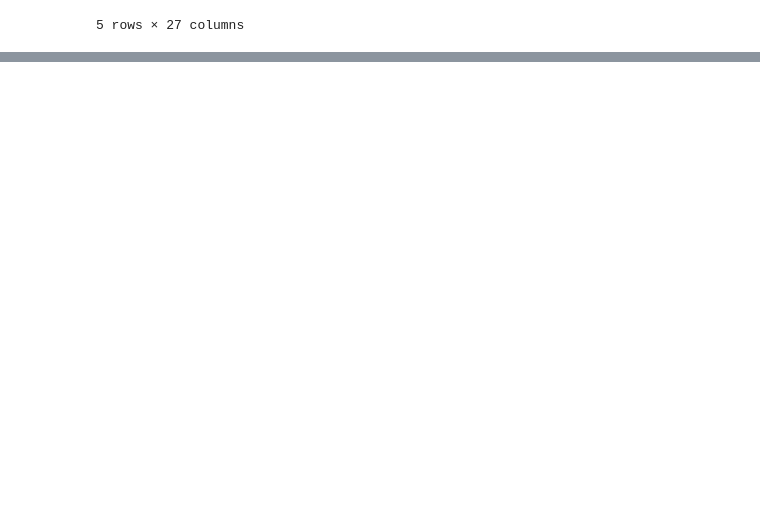
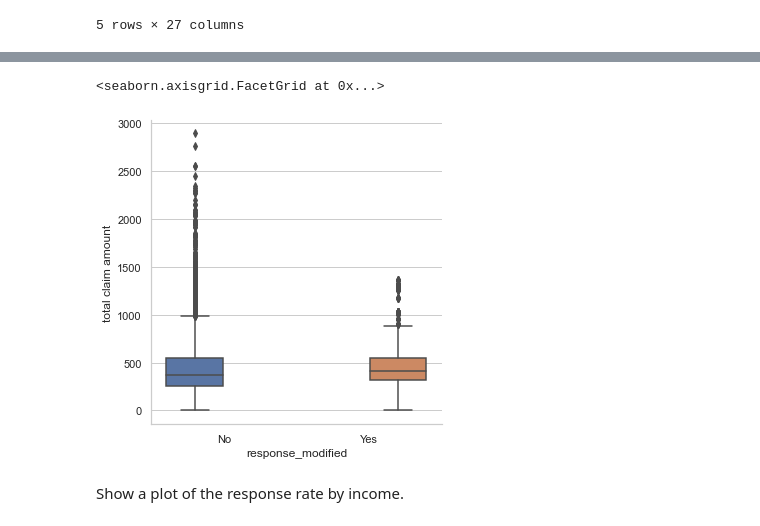
Before and after one commit to Mahnaz-Meem/lab4-customer-analysis-round-2, a Jupyter notebook: Lab4-customer-analysis-round-2.ipynb, the cells around one changed output, grey strips where cells are left out. Saved outputs shown, nothing was run; the diff lists cells and outputs as text; code cells hidden in the pictures; blank space fills up the shorter version.

```diff
--- a/Lab4-customer-analysis-round-2.ipynb
+++ b/Lab4-customer-analysis-round-2.ipynb
@@ -268,0 +371,2 @@ data2=data1.copy()
+# %%
+sns.set_theme(style="whitegrid")
@@ -268,0 +445,7 @@ data2=data1.copy()
+# %%
+sns.catplot(x="response_modified", y="total claim amount", hue="response_modified", kind="box", data=data1)
+# %% [output]
+<seaborn.axisgrid.FacetGrid at 0x...>
+[figure, added]
+# %% [markdown]
+Show a plot of the response rate by income.
```
Also changed, not shown: parts of 27 cells of this notebook.
